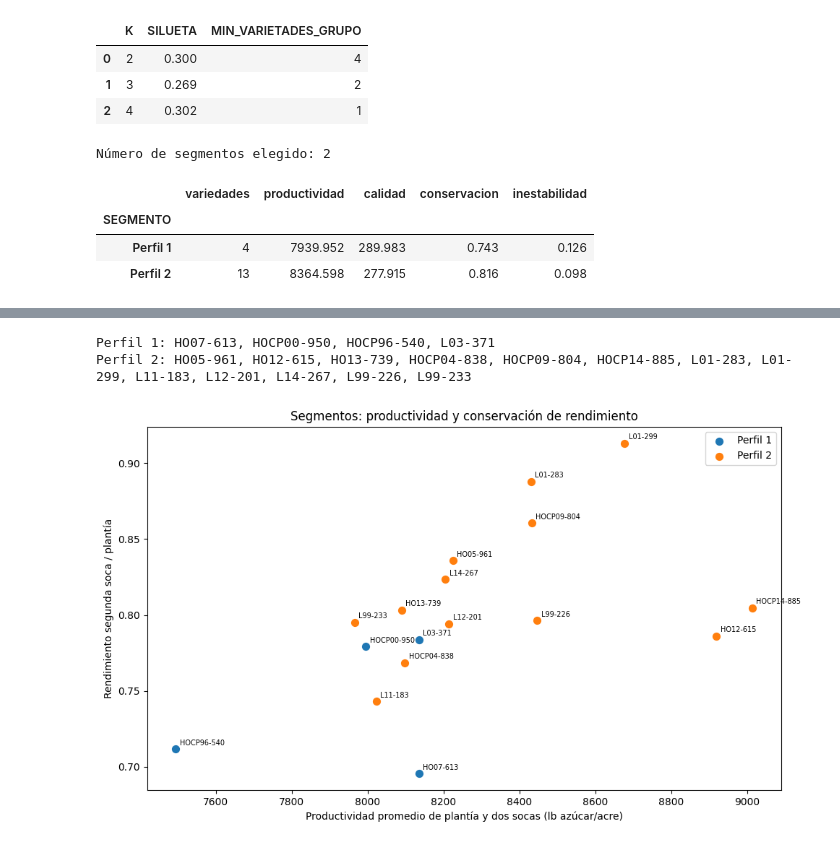
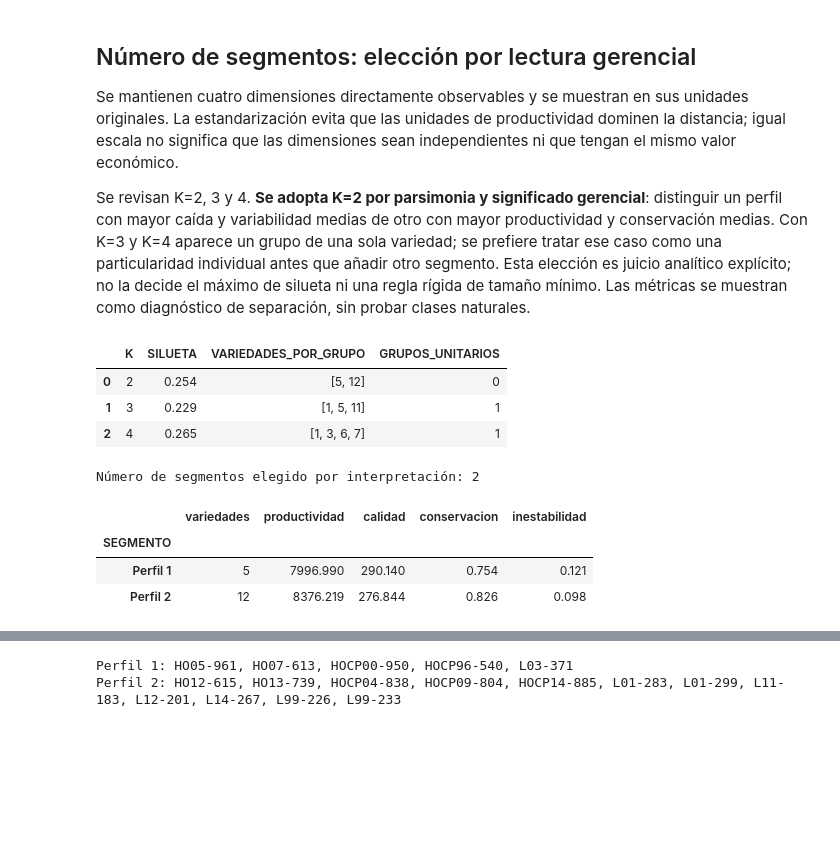
Before and after one commit to MoraVevo/prueba-tecnica-cientifico-datos-santa-ana, a Jupyter notebook: notebooks/05_segmentacion_variedades_serie1.ipynb, the cells around one changed output, grey strips where cells are left out. Cells and saved outputs as stored; diff of their text form; code cells hidden in the pictures; blank space fills up the shorter version.

```diff
--- a/notebooks/05_segmentacion_variedades_serie1.ipynb
+++ b/notebooks/05_segmentacion_variedades_serie1.ipynb
@@ -78,47 +110,55 @@ Las cuatro dimensiones se estandarizan para que una escala grande no domine la d
+# %% [markdown]
+## Número de segmentos: elección por lectura gerencial
+
+Se mantienen cuatro dimensiones directamente observables y se muestran en sus unidades originales. La estandarización evita que las unidades de productividad dominen la distancia; igual escala no significa que las dimensiones sean independientes ni que tengan el mismo valor económico.
+
+Se revisan K=2, 3 y 4. **Se adopta K=2 por parsimonia y significado gerencial**: distinguir un perfil con mayor caída y variabilidad medias de otro con mayor productividad y conservación medias. Con K=3 y K=4 aparece un grupo de una sola variedad; se prefiere tratar ese caso como una particularidad individual antes que añadir otro segmento. Esta elección es juicio analítico explícito; no la decide el máximo de silueta ni una regla rígida de tamaño mínimo. Las métricas se muestran como diagnóstico de separación, sin probar clases naturales.
 # %%
-escalados = StandardScaler().fit_transform(perfil[variables])
+escalador = StandardScaler()
+escalados = escalador.fit_transform(perfil[variables])
 comparacion = []
 ajustes = {}
 for k in [2, 3, 4]:
     ajuste = KMeans(n_clusters=k, n_init=30, random_state=42).fit(escalados)
     ajustes[k] = ajuste
-    comparacion.append({"K": k, "SILUETA": silhouette_score(escalados, ajuste.labels_), "MIN_VARIETADES_GRUPO": pd.Series(ajuste.labels_).value_counts().min()})
+    tamanios = pd.Series(ajuste.labels_).value_counts()
+    comparacion.append({
+        "K": k, "SILUETA": silhouette_score(escalados, ajuste.labels_),
+        "VARIEDADES_POR_GRUPO": sorted(tamanios.tolist()), "GRUPOS_UNITARIOS": tamanios.eq(1).sum(),
+    })
 comparacion = pd.DataFrame(comparacion)
 display(comparacion.round(3))
-k_elegido = int(comparacion.loc[comparacion["MIN_VARIETADES_GRUPO"].ge(3)].sort_values("SILUETA", ascending=False).iloc[0]["K"])
+
+k_elegido = 2
 perfil["GRUPO"] = ajustes[k_elegido].labels_
 orden = perfil.groupby("GRUPO")["CONSERVACION_SEGUNDA_SOCA"].mean().sort_values().index.tolist()
 nombres = {grupo: f"Perfil {pos + 1}" for pos, grupo in enumerate(orden)}
 perfil["SEGMENTO"] = perfil["GRUPO"].map(nombres)
 resumen = perfil.groupby("SEGMENTO").agg(
     variedades=("GRUPO", "size"), productividad=("PRODUCTIVIDAD_LB_ACRE", "mean"),
     calidad=("CALIDAD_LB_TON", "mean"), conservacion=("CONSERVACION_SEGUNDA_SOCA", "mean"),
     inestabilidad=("INESTABILIDAD_RELATIVA", "mean"),
 )
-print("Número de segmentos elegido:", k_elegido)
+print("Número de segmentos elegido por interpretación:", k_elegido)
 display(resumen.round(3))
+
+# Presentación en unidades originales, con respaldo de la comparación de cortes.
+tabla_gerencial = perfil[["SEGMENTO"] + variables + ["AMBIENTES_COMPARABLES", "ANIOS_COMPARABLES", "LOCALIDADES_COMPARABLES"]].copy()
+tabla_gerencial["CONSERVACION_%"] = 100 * tabla_gerencial.pop("CONSERVACION_SEGUNDA_SOCA")
+tabla_gerencial["VARIABILIDAD_INDICE_PP"] = 100 * tabla_gerencial.pop("INESTABILIDAD_RELATIVA")
+display(tabla_gerencial.sort_values(["SEGMENTO", "CONSERVACION_%"]).round(1))
 for segmento, grupo in perfil.groupby("SEGMENTO"):
     print(segmento + ": " + ", ".join(grupo.index.tolist()))
 perfil.to_csv(RUTA.parent / "serie1_segmentos_variedades.csv")
 resumen.to_csv(RUTA.parent / "serie1_perfiles_segmentos.csv")
 comparacion.to_csv(RUTA.parent / "serie1_comparacion_segmentos.csv", index=False)
-
-fig, ax = plt.subplots(figsize=(10, 6))
-for segmento, grupo in perfil.groupby("SEGMENTO"):
-    ax.scatter(grupo["PRODUCTIVIDAD_LB_ACRE"], grupo["CONSERVACION_SEGUNDA_SOCA"], label=segmento, s=50)
-    for clon, fila in grupo.iterrows():
-        ax.annotate(clon, (fila["PRODUCTIVIDAD_LB_ACRE"], fila["CONSERVACION_SEGUNDA_SOCA"]), xytext=(4, 4), textcoords="offset points", fontsize=7)
-ax.set(xlabel="Productividad promedio de plantía y dos socas (lb azúcar/acre)", ylabel="Rendimiento segunda soca / plantía", title="Segmentos: productividad y conservación de rendimiento")
-ax.legend()
-fig.tight_layout()
-plt.show()
 # %% [output]
-|  | K | SILUETA | MIN_VARIETADES_GRUPO |
-| 0 | 2 | 0.300 | 4 |
-| 1 | 3 | 0.269 | 2 |
-| 2 | 4 | 0.302 | 1 |
+|  | K | SILUETA | VARIEDADES_POR_GRUPO | GRUPOS_UNITARIOS |
+| 0 | 2 | 0.254 | [5, 12] | 0 |
+| 1 | 3 | 0.229 | [1, 5, 11] | 1 |
+| 2 | 4 | 0.265 | [1, 3, 6, 7] | 1 |
-Número de segmentos elegido: 2
+Número de segmentos elegido por interpretación: 2
 |  | variedades | productividad | calidad | conservacion | inestabilidad |
 | SEGMENTO |  |  |  |  |  |
-| Perfil 1 | 4 | 7939.952 | 289.983 | 0.743 | 0.126 |
-| Perfil 2 | 13 | 8364.598 | 277.915 | 0.816 | 0.098 |
+| Perfil 1 | 5 | 7996.990 | 290.140 | 0.754 | 0.121 |
+| Perfil 2 | 12 | 8376.219 | 276.844 | 0.826 | 0.098 |
@@ -125,3 +184,2 @@ Número de segmentos elegido: 2
-Perfil 1: HO07-613, HOCP00-950, HOCP96-540, L03-371
-Perfil 2: HO05-961, HO12-615, HO13-739, HOCP04-838, HOCP09-804, HOCP14-885, L01-283, L01-299, L11-183, L12-201, L14-267, L99-226, L99-233
+Perfil 1: HO05-961, HO07-613, HOCP00-950, HOCP96-540, L03-371
+Perfil 2: HO12-615, HO13-739, HOCP04-838, HOCP09-804, HOCP14-885, L01-283, L01-299, L11-183, L12-201, L14-267, L99-226, L99-233
-[figure, removed]
```
Also changed, not shown: parts of 13 cells of this notebook, 4 other files.
